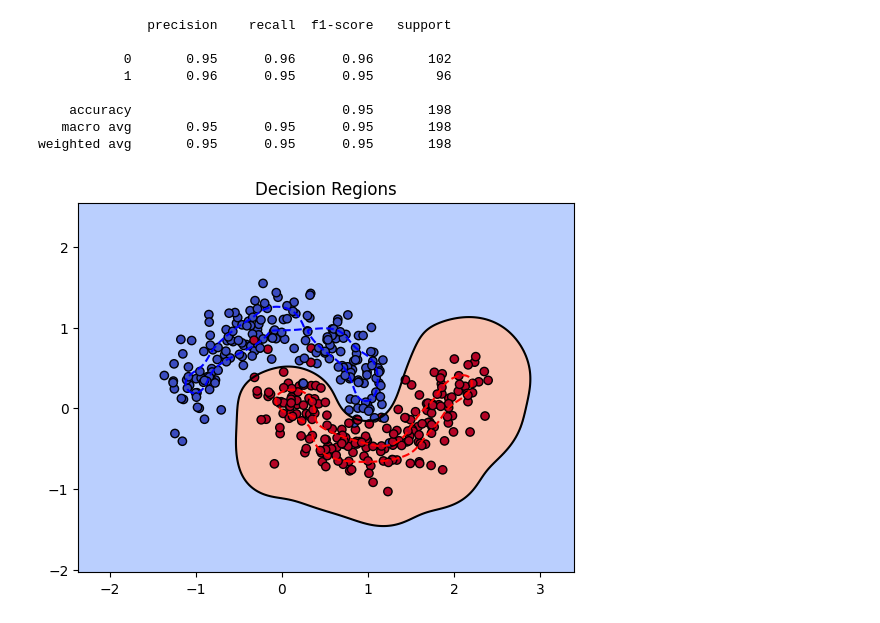
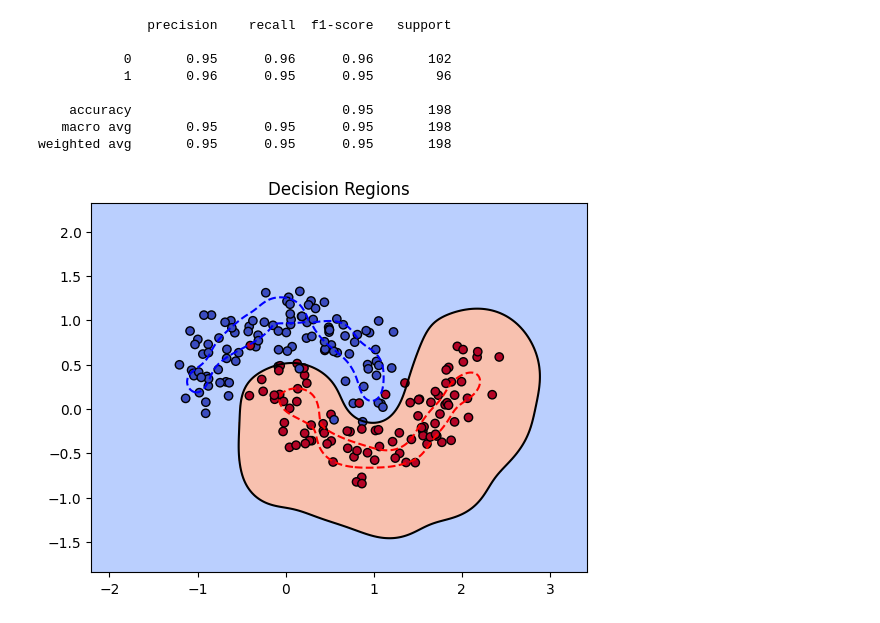
Before and after one commit to bmalcover/cursSocib, a Jupyter notebook: assets/bloc1/solutions/SVMSOLUTION.ipynb, the cells around one changed output. Saved outputs shown, nothing was run; the diff lists cells and outputs as text; code cells hidden in the pictures.

```diff
--- a/assets/bloc1/solutions/SVMSOLUTION.ipynb
+++ b/assets/bloc1/solutions/SVMSOLUTION.ipynb
@@ -224,6 +224,6 @@ print(classification_report(y_test, best_model.predict(X_test)))
    macro avg       0.95      0.95      0.95       198
 weighted avg       0.95      0.95      0.95       198
 # %%
-plot_svm_decision_boundary(best_model, X_train, y_train)
+plot_svm_decision_boundary(best_model, X_test, y_test)
 # %% [output]
-[figure, old version]
+[figure, new version]
```
Also changed, not shown: parts of 12 cells of this notebook, 1 other file.
